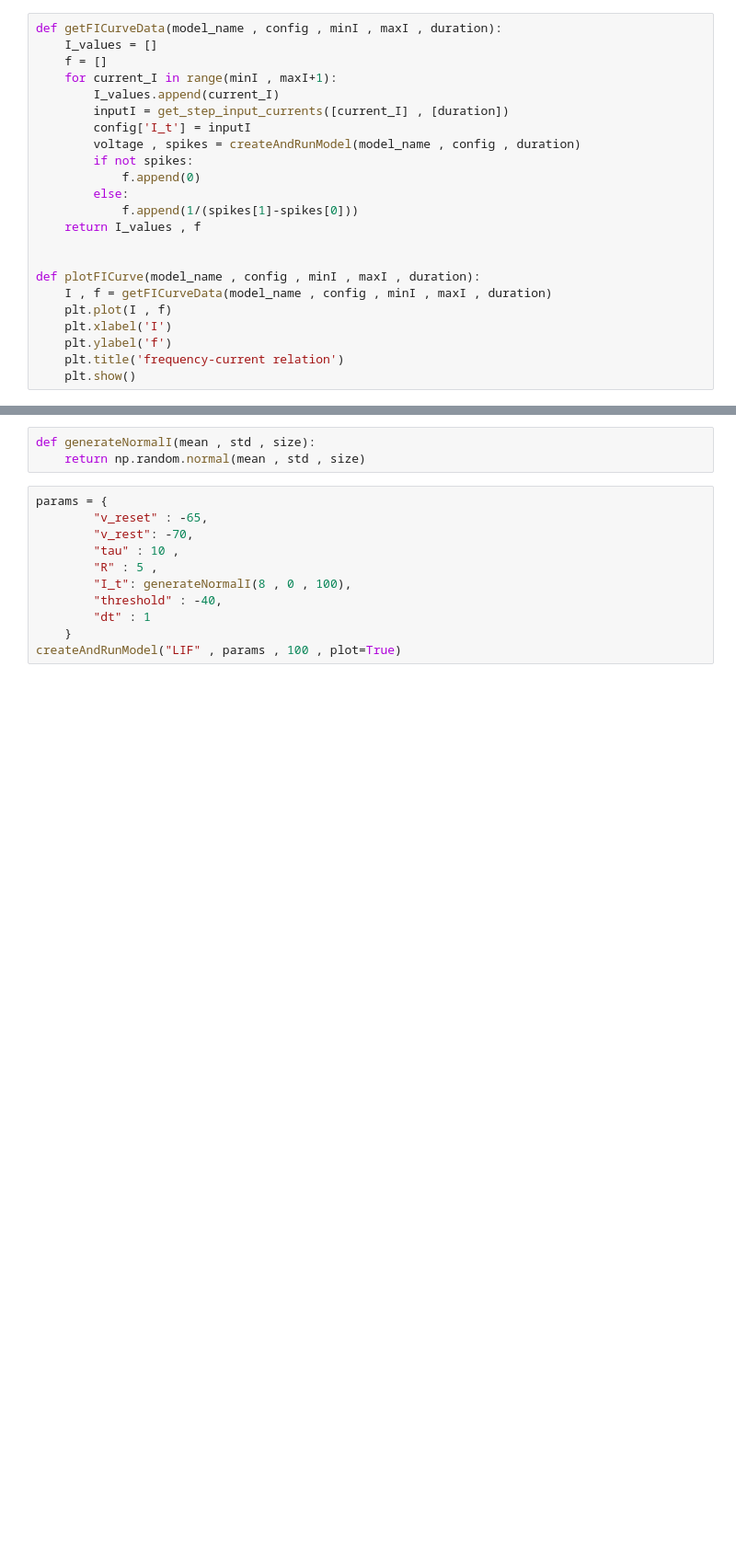
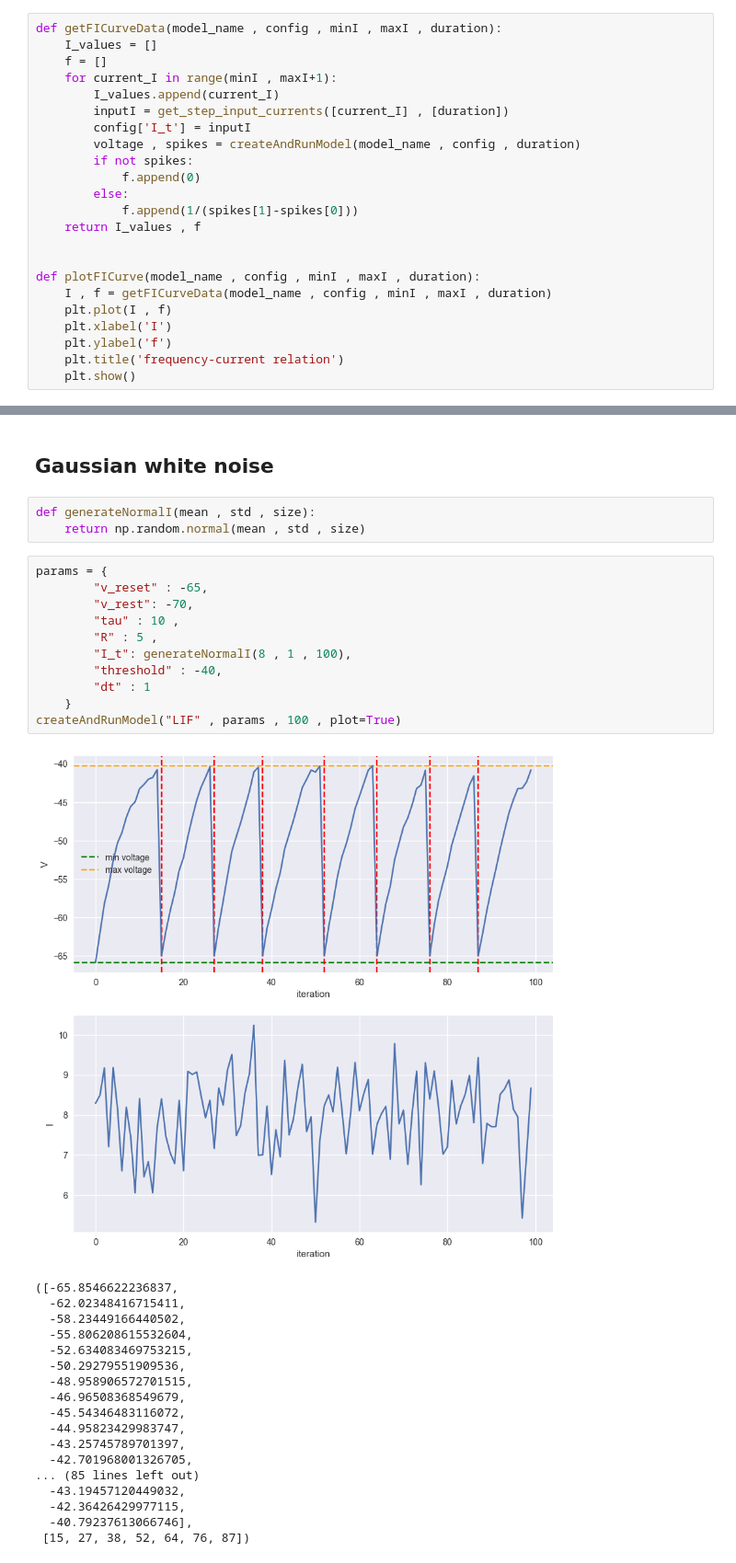
Before and after one commit to Aminzein/Computational-NeuroScience, a Jupyter notebook: LIF Neuron Models/lif-neuron-model.ipynb, the cells around one changed output, grey strips where cells are left out. Shown at 92% size. Saved outputs shown, nothing was run; the diff lists cells and outputs as text; blank space fills up the shorter version.

```diff
--- a/LIF Neuron Models/lif-neuron-model.ipynb
+++ b/LIF Neuron Models/lif-neuron-model.ipynb
@@ -231,17 +232,38 @@ def plotFICurve(model_name , config , minI , maxI , duration):
 plotFICurve("LIF" , config , 1 , 40 , 200)
 # %% [output]
 [figure]
+# %% [markdown]
+## Gaussian white noise
 # %%
 def generateNormalI(mean , std , size):
     return np.random.normal(mean , std , size)
 # %%
 params = {
         "v_reset" : -65,
         "v_rest": -70,
         "tau" : 10 ,
         "R" : 5 ,
-        "I_t": generateNormalI(8 , 0 , 100),
+        "I_t": generateNormalI(8 , 1 , 100),
         "threshold" : -40,
         "dt" : 1
     }
 createAndRunModel("LIF" , params , 100 , plot=True)
+# %% [output]
+[figure, added]
+([-65.8546622236837,
+  -62.02348416715411,
+  -58.23449166440502,
+  -55.806208615532604,
+  -52.634083469753215,
+  -50.29279551909536,
+  -48.958906572701515,
+  -46.96508368549679,
+  -45.54346483116072,
+  -44.95823429983747,
+  -43.25745789701397,
+  -42.701968001326705,
+... (85 lines left out)
+  -43.19457120449032,
+  -42.36426429977115,
+  -40.79237613066746],
+ [15, 27, 38, 52, 64, 76, 87])
```
Also changed, not shown: parts of 16 cells of this notebook.
